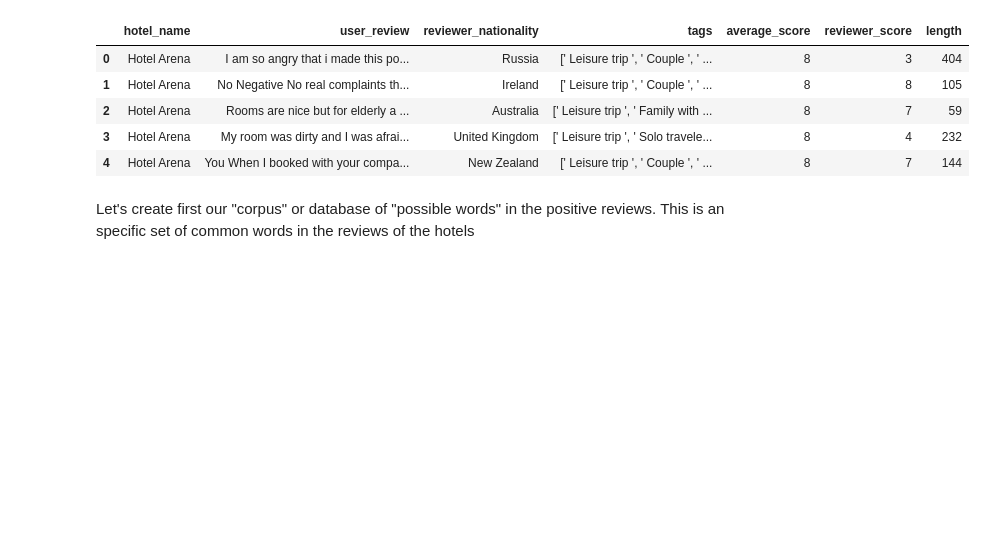
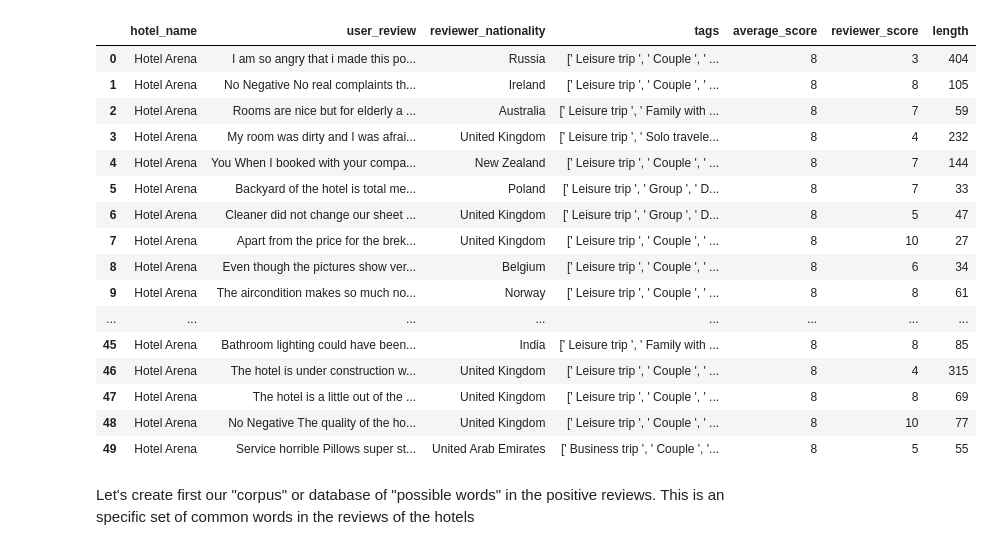
Before and after one commit to vipulswamy/Luxury-Hotel-Reviews, a Jupyter notebook: notebooks/word_cleaning_nlp.ipynb, the cells around one changed output. Drawn from its saved outputs; the diff is of its cells as text; code cells hidden in the pictures; blank space fills up the shorter version.

```diff
--- a/notebooks/word_cleaning_nlp.ipynb
+++ b/notebooks/word_cleaning_nlp.ipynb
@@ -43,14 +32,25 @@ True
 from sklearn.model_selection import train_test_split
 # %%
 data = pd.read_csv("/content/drive/MyDrive/iron_hack/week_9/clean/cleaned_hotel_reviews.csv")
-data.head()
+data.head(50)
 # %% [output]
 |  | hotel_name | user_review | reviewer_nationality | tags | average_score | reviewer_score | length |
 | 0 | Hotel Arena | I am so angry that i made this po... | Russia | [' Leisure trip ', ' Couple ', ' ... | 8 | 3 | 404 |
 | 1 | Hotel Arena | No Negative No real complaints th... | Ireland | [' Leisure trip ', ' Couple ', ' ... | 8 | 8 | 105 |
 | 2 | Hotel Arena | Rooms are nice but for elderly a ... | Australia | [' Leisure trip ', ' Family with ... | 8 | 7 | 59 |
 | 3 | Hotel Arena | My room was dirty and I was afrai... | United Kingdom | [' Leisure trip ', ' Solo travele... | 8 | 4 | 232 |
 | 4 | Hotel Arena | You When I booked with your compa... | New Zealand | [' Leisure trip ', ' Couple ', ' ... | 8 | 7 | 144 |
+| 5 | Hotel Arena | Backyard of the hotel is total me... | Poland | [' Leisure trip ', ' Group ', ' D... | 8 | 7 | 33 |
+| 6 | Hotel Arena | Cleaner did not change our sheet ... | United Kingdom | [' Leisure trip ', ' Group ', ' D... | 8 | 5 | 47 |
+| 7 | Hotel Arena | Apart from the price for the brek... | United Kingdom | [' Leisure trip ', ' Couple ', ' ... | 8 | 10 | 27 |
+| 8 | Hotel Arena | Even though the pictures show ver... | Belgium | [' Leisure trip ', ' Couple ', ' ... | 8 | 6 | 34 |
+| 9 | Hotel Arena | The aircondition makes so much no... | Norway | [' Leisure trip ', ' Couple ', ' ... | 8 | 8 | 61 |
+| ... | ... | ... | ... | ... | ... | ... | ... |
+| 45 | Hotel Arena | Bathroom lighting could have been... | India | [' Leisure trip ', ' Family with ... | 8 | 8 | 85 |
+| 46 | Hotel Arena | The hotel is under construction w... | United Kingdom | [' Leisure trip ', ' Couple ', ' ... | 8 | 4 | 315 |
+| 47 | Hotel Arena | The hotel is a little out of the ... | United Kingdom | [' Leisure trip ', ' Couple ', ' ... | 8 | 8 | 69 |
+| 48 | Hotel Arena | No Negative The quality of the ho... | United Kingdom | [' Leisure trip ', ' Couple ', ' ... | 8 | 10 | 77 |
+| 49 | Hotel Arena | Service horrible Pillows super st... | United Arab Emirates | [' Business trip ', ' Couple ', '... | 8 | 5 | 55 |
 # %% [markdown]
 Let's create first our "corpus" or database of "possible words" in the positive reviews. This is an specific set of common words in the reviews of the hotels
 # %%
```
Also changed, not shown: parts of 57 cells of this notebook.
